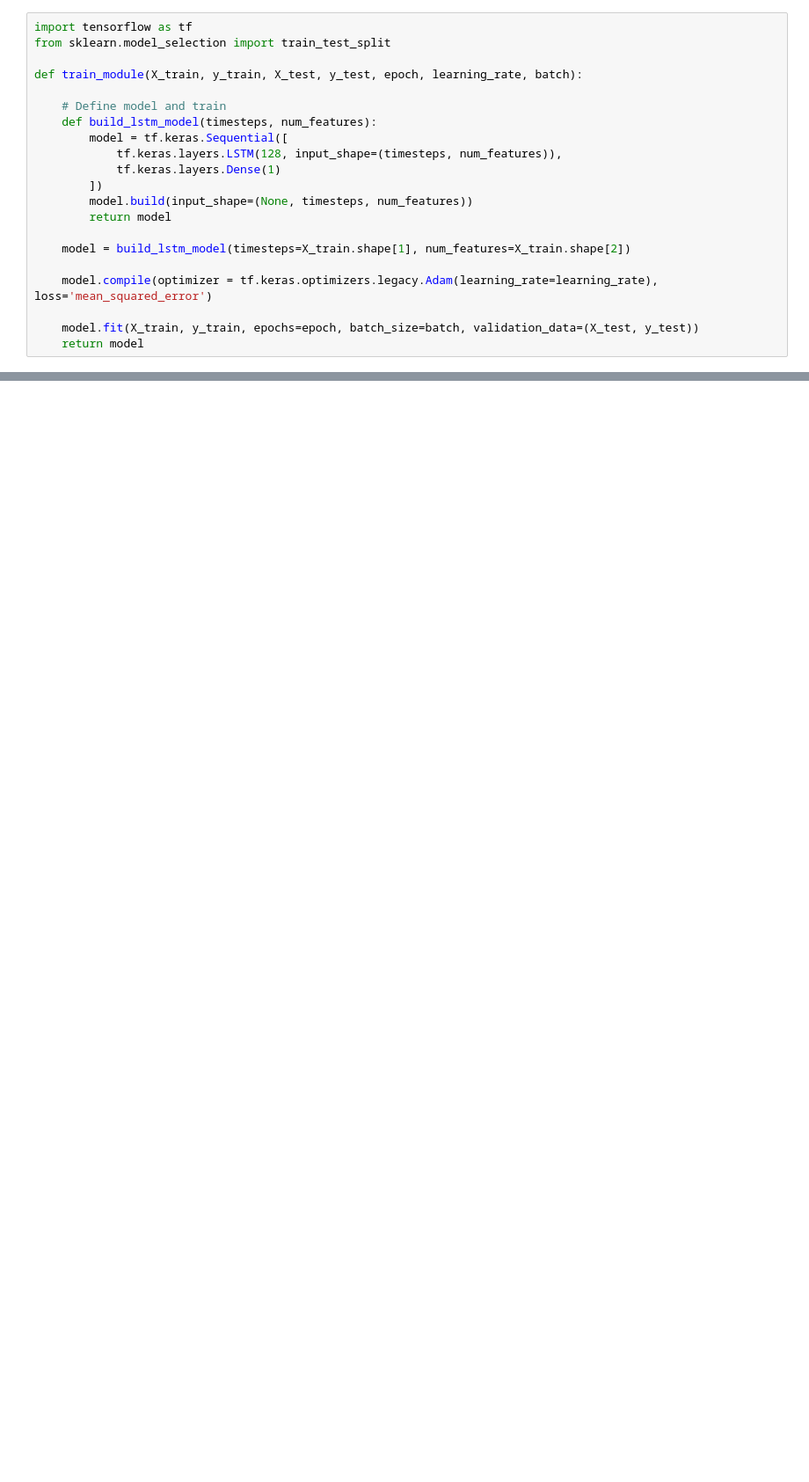
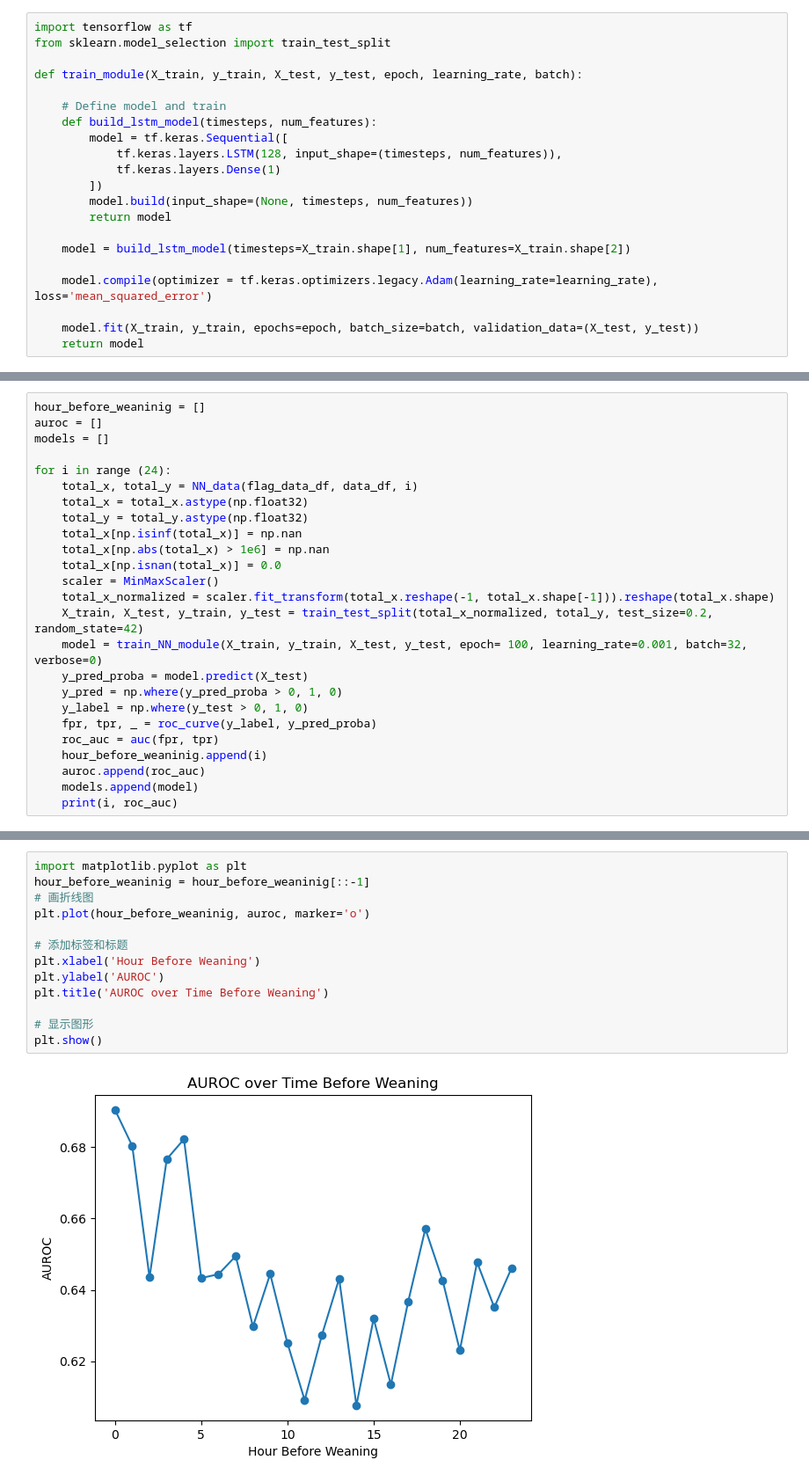
Before and after one commit to jerryshu98/DH_project_merge, a Jupyter notebook: model_template.ipynb, the cells around one changed output, grey strips where cells are left out. Shown at 88% size. Cells and saved outputs as stored; diff of their text form; blank space fills up the shorter version.

```diff
--- a/model_template.ipynb
+++ b/model_template.ipynb
@@ -159,0 +223,25 @@ plt.show()
+# %%
+hour_before_weaninig = []
+auroc = []
+models = []
+
+for i in range (24):
+    total_x, total_y = NN_data(flag_data_df, data_df, i)
+    total_x = total_x.astype(np.float32)
+    total_y = total_y.astype(np.float32)
+    total_x[np.isinf(total_x)] = np.nan
+    total_x[np.abs(total_x) > 1e6] = np.nan
+    total_x[np.isnan(total_x)] = 0.0
+    scaler = MinMaxScaler()
+    total_x_normalized = scaler.fit_transform(total_x.reshape(-1, total_x.shape[-1])).reshape(total_x.shape)
+    X_train, X_test, y_train, y_test = train_test_split(total_x_normalized, total_y, test_size=0.2, random_state=42)
+    model = train_NN_module(X_train, y_train, X_test, y_test, epoch= 100, learning_rate=0.001, batch=32, verbose=0)
+    y_pred_proba = model.predict(X_test)
+    y_pred = np.where(y_pred_proba > 0, 1, 0)
+    y_label = np.where(y_test > 0, 1, 0)
+    fpr, tpr, _ = roc_curve(y_label, y_pred_proba)
+    roc_auc = auc(fpr, tpr)
+    hour_before_weaninig.append(i)
+    auroc.append(roc_auc)
+    models.append(model)
+    print(i, roc_auc)
@@ -159,0 +266,15 @@ plt.show()
+# %%
+import matplotlib.pyplot as plt
+hour_before_weaninig = hour_before_weaninig[::-1]
+# 画折线图
+plt.plot(hour_before_weaninig, auroc, marker='o')
+
+# 添加标签和标题
+plt.xlabel('Hour Before Weaning')
+plt.ylabel('AUROC')
+plt.title('AUROC over Time Before Weaning')
+
+# 显示图形
+plt.show()
+# %% [output]
+[figure, added]
```
Also changed, not shown: parts of 18 cells of this notebook, 4 other files.
